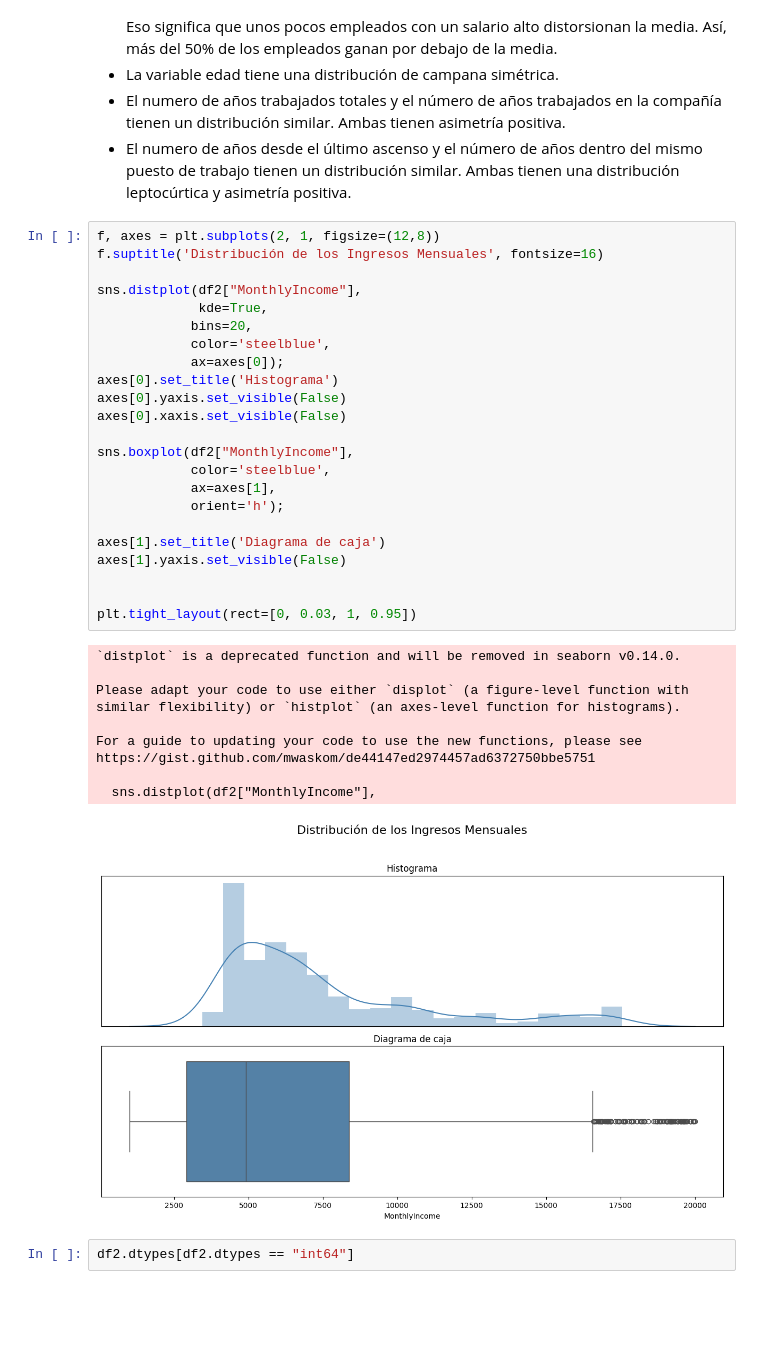
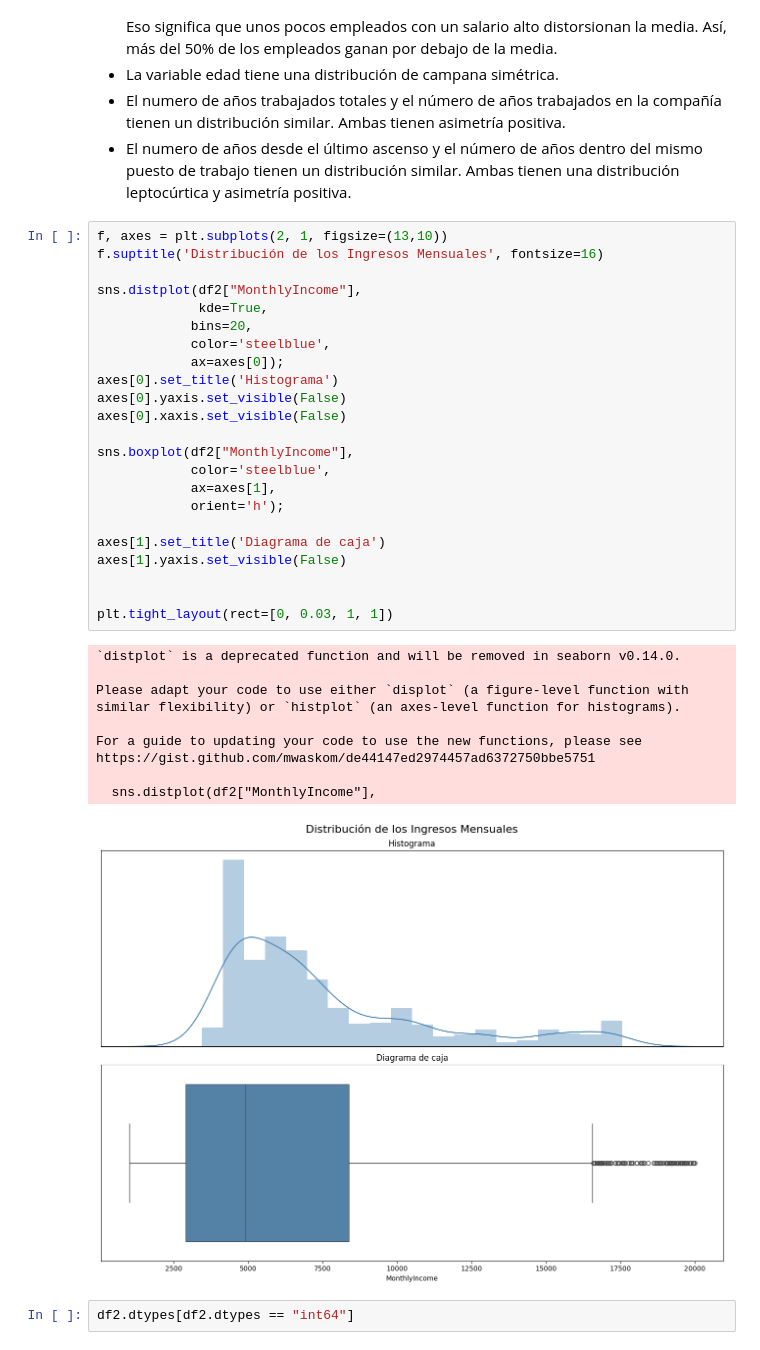
Before and after one commit to rafamd1/EDA_MI_SUELDO_Y_YO, a Jupyter notebook: EDA RM.ipynb, the cells around one changed output. Cells and saved outputs as stored; diff of their text form; blank space fills up the shorter version.

```diff
--- a/EDA RM.ipynb
+++ b/EDA RM.ipynb
@@ -415,39 +406,39 @@ Text(0.5, 1.0, 'WorkLifeBalance')
 - El numero de años trabajados totales y el número de años trabajados en la compañía tienen un distribución similar. Ambas tienen asimetría positiva.
 - El numero de años desde el último ascenso y el número de años dentro del mismo puesto de trabajo tienen un distribución similar. Ambas tienen una distribución leptocúrtica y asimetría positiva.
 # %%
-f, axes = plt.subplots(2, 1, figsize=(12,8))
+f, axes = plt.subplots(2, 1, figsize=(13,10))
 f.suptitle('Distribución de los Ingresos Mensuales', fontsize=16)
 
 sns.distplot(df2["MonthlyIncome"],
              kde=True,
             bins=20,
             color='steelblue',
             ax=axes[0]);
 axes[0].set_title('Histograma')
 axes[0].yaxis.set_visible(False)
 axes[0].xaxis.set_visible(False)
 
 sns.boxplot(df2["MonthlyIncome"],
             color='steelblue',
             ax=axes[1],
             orient='h');
 
 axes[1].set_title('Diagrama de caja')
 axes[1].yaxis.set_visible(False)
 
 
-plt.tight_layout(rect=[0, 0.03, 1, 0.95])
+plt.tight_layout(rect=[0, 0.03, 1, 1])
 # %% [output]
 `distplot` is a deprecated function and will be removed in seaborn v0.14.0.
 
 Please adapt your code to use either `displot` (a figure-level function with
 similar flexibility) or `histplot` (an axes-level function for histograms).
 
 For a guide to updating your code to use the new functions, please see
 https://gist.github.com/mwaskom/de44147ed2974457ad6372750bbe5751
 
   sns.distplot(df2["MonthlyIncome"],
-[figure, old version]
+[figure, new version]
 # %%
 df2.dtypes[df2.dtypes == "int64"]
 # %% [output]
```
Also changed, not shown: parts of 32 cells of this notebook, 1 other file.
